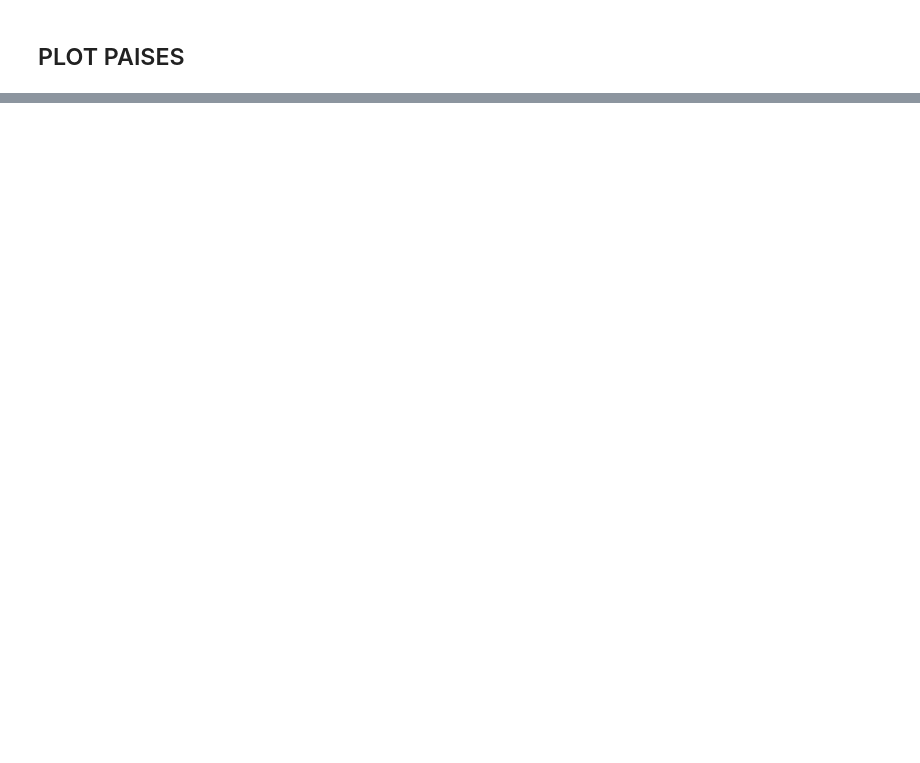
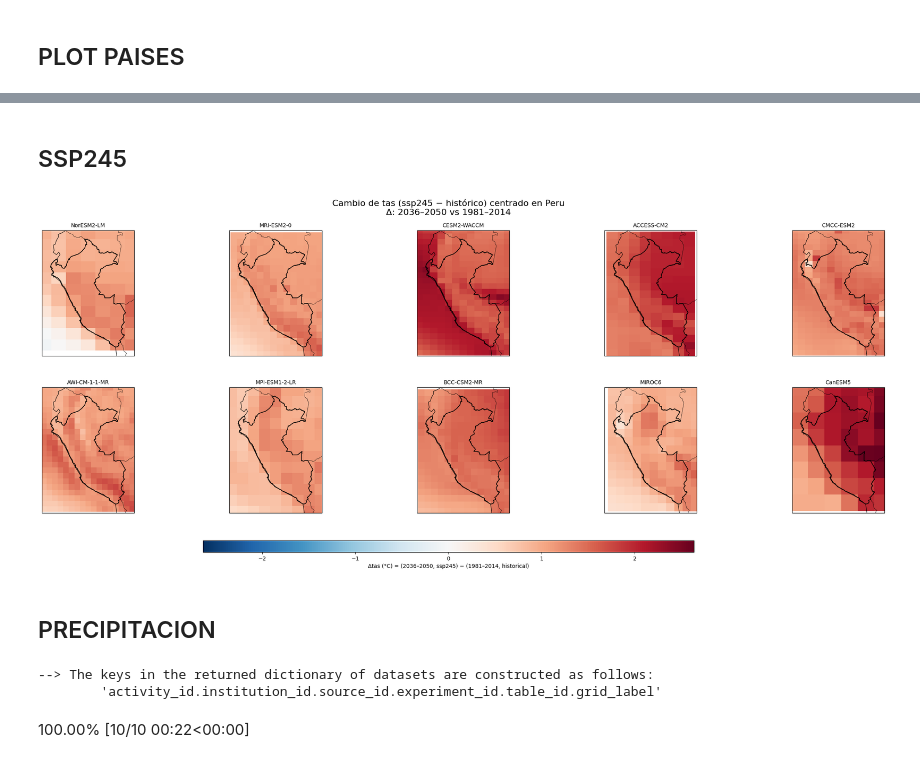
Before and after one commit to jotabruno/CLIMATE_CHANGE_CMIP6, a Jupyter notebook: 1GCM_CMIP6_VARIABLES_SUPERFICIE.ipynb, the cells around one changed output, grey strips where cells are left out. Cells and saved outputs as stored; diff of their text form; code cells hidden in the pictures; blank space fills up the shorter version.

```diff
--- a/1GCM_CMIP6_VARIABLES_SUPERFICIE.ipynb
+++ b/1GCM_CMIP6_VARIABLES_SUPERFICIE.ipynb
@@ -533,0 +1032,2 @@ for season in seasons:
+# %% [markdown]
+## SSP245 ##
@@ -533,0 +1155,74 @@ for season in seasons:
+# %%
+# PLOT 2×5 centrado en el país
+# =========================================================
+fig, axes = plt.subplots(2, 5, figsize=(25, 10), subplot_kw={"projection": proj})
+axes = axes.flatten()
+
+im = None
+for ax, m in zip(axes, models):
+
+    ax.set_extent(extent, crs=proj)
+
+    delta = delta_maps.get(m)
+    if delta is None:
+        ax.set_title(f"{m}\n(sin datos)", fontsize=10)
+        ax.add_geometries(country_geoms, crs=proj, facecolor="none",
+                          edgecolor="black", linewidth=1.2, zorder=3)
+        ax.coastlines(resolution="110m", linewidth=0.8)
+        continue
+
+    im = ax.pcolormesh(
+        delta["lon"], delta["lat"], delta,
+        shading="auto", cmap="RdBu_r",
+        vmin=-max_abs, vmax=max_abs,
+        transform=proj
+    )
+
+    ax.coastlines(resolution="110m", linewidth=0.8)
+    ax.add_feature(cfeature.BORDERS, linewidth=0.5)
+    ax.add_geometries(country_geoms, crs=proj, facecolor="none",
+                      edgecolor="black", linewidth=1.2, zorder=3)
+
+    ax.set_title(m, fontsize=10)
+
+fig.subplots_adjust(left=0.05, right=0.98, top=0.90, bottom=0.18, wspace=0.15, hspace=0.25)
+
+cax = fig.add_axes([0.25, 0.08, 0.5, 0.03])
+cbar = fig.colorbar(im, cax=cax, orientation="horizontal")
+cbar.set_label("Δtas (°C) = (2036–2050, ssp245) − (1981–2014, historical)")
+
+fig.suptitle(
+    f"Cambio de tas (ssp245 − histórico) centrado en {country}\nΔ: 2036–2050 vs 1981–2014",
+    fontsize=16
+)
+
+out = f"delta_tas_{country}_ssp245_2036_2050_minus_hist_1981_2014.png"
+fig.savefig(out, dpi=300, bbox_inches="tight", facecolor="white")
+
+plt.show()
+# %% [output]
+[figure, added]
+# %% [markdown]
+## PRECIPITACION ##
+# %%
+# Filtramos el catálogo para una variable, tabla, experimento y modelo específicos
+cat6 = cat.search(
+    variable_id = 'pr',        # precipitacion
+    table_id = 'Amon',          # datos mensuales
+    experiment_id = 'ssp585',  # simulación ssp585
+    source_id = ['MPI-ESM1-2-HR','MRI-ESM2-0','CESM2-WACCM','ACCESS-CM2','CMCC-ESM2',
+                 'AWI-CM-1-1-MR','MPI-ESM1-2-LR','BCC-CSM2-MR','MIROC6','CanESM5'],      # modelo
+
+    member_id = ['r1i1p1f1'],      # miembro
+    grid_label = 'gn'
+)
+# Mostramos el DataFrame resultante con los metadatos filtrados
+# 2. Abrir todos los modelos
+# ==============================
+ds_dict_full_ssp585_pr = cat6.to_dataset_dict(
+    zarr_kwargs={"consolidated": True}
+)
+# %% [output]
+--> The keys in the returned dictionary of datasets are constructed as follows:
+        'activity_id.institution_id.source_id.experiment_id.table_id.grid_label'
+100.00% [10/10 00:22<00:00]
```
Also changed, not shown: parts of 21 cells of this notebook.
